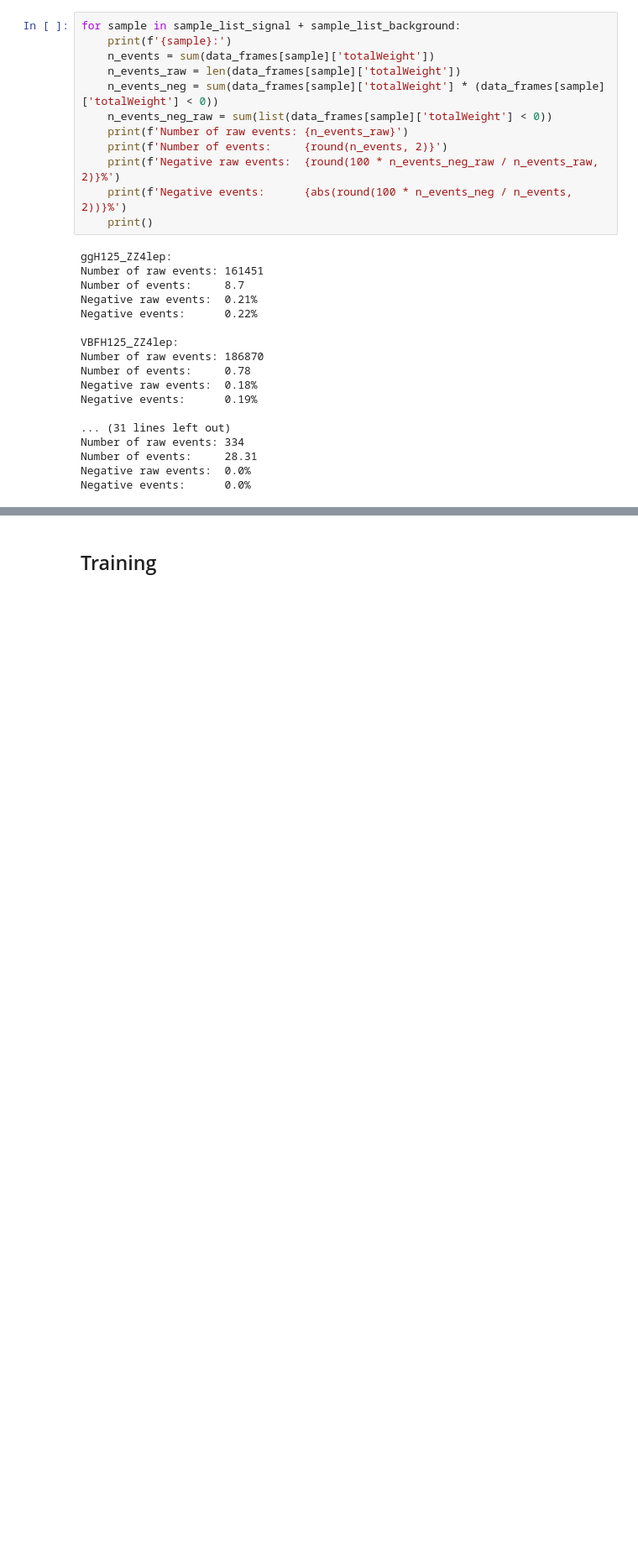
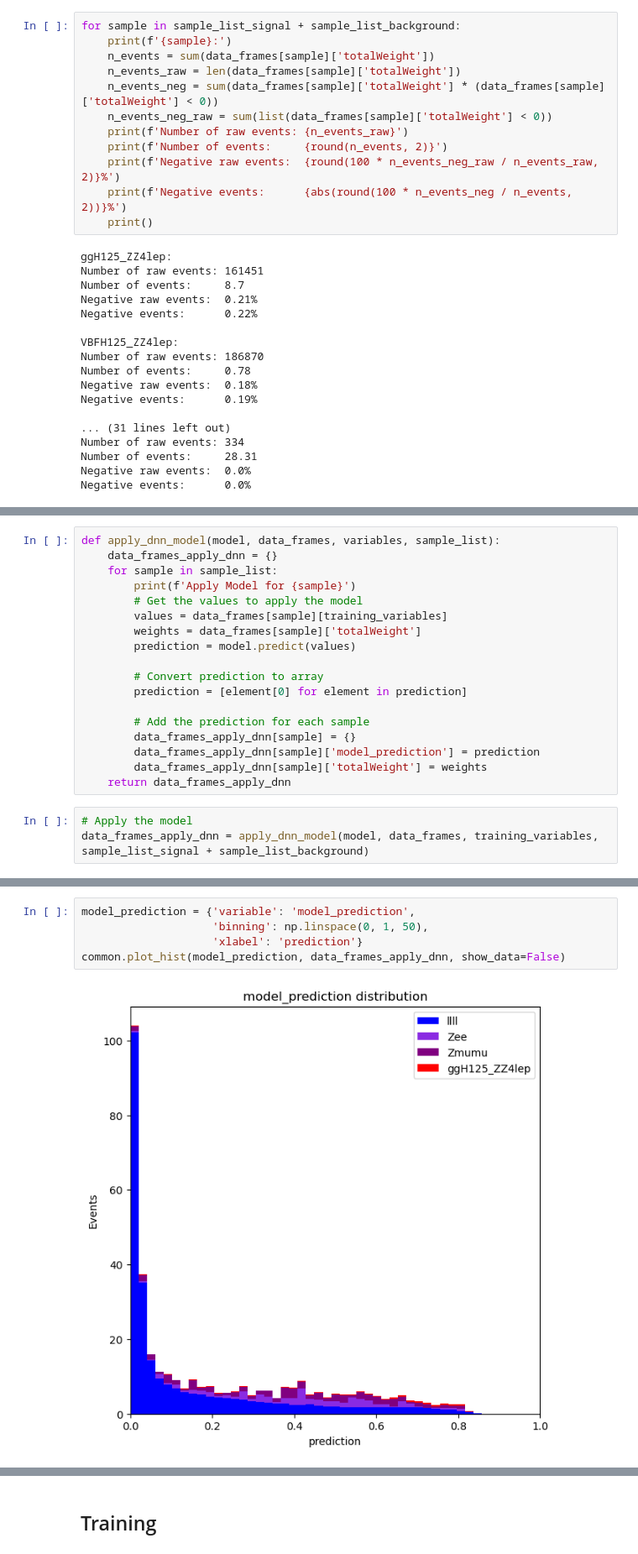
Before and after one commit to MaxStange1005/ATLAS-OpenData-Higgs-NeuralNetworks, a Jupyter notebook: machine_learning.ipynb, the cells around one changed output, grey strips where cells are left out. Shown: that part at 84% size. Saved outputs shown, nothing was run; the diff lists cells and outputs as text; blank space fills up the shorter version.

```diff
--- a/machine_learning.ipynb
+++ b/machine_learning.ipynb
@@ -212,0 +360,21 @@ Negative events:      0.0%
+# %%
+def apply_dnn_model(model, data_frames, variables, sample_list):
+    data_frames_apply_dnn = {}
+    for sample in sample_list:
+        print(f'Apply Model for {sample}')
+        # Get the values to apply the model
+        values = data_frames[sample][training_variables]
+        weights = data_frames[sample]['totalWeight']
+        prediction = model.predict(values)
+
+        # Convert prediction to array
+        prediction = [element[0] for element in prediction]
+
+        # Add the prediction for each sample
+        data_frames_apply_dnn[sample] = {}
+        data_frames_apply_dnn[sample]['model_prediction'] = prediction
+        data_frames_apply_dnn[sample]['totalWeight'] = weights
+    return data_frames_apply_dnn
+# %%
+# Apply the model
+data_frames_apply_dnn = apply_dnn_model(model, data_frames, training_variables, sample_list_signal + sample_list_background)
@@ -212,0 +390,7 @@ Negative events:      0.0%
+# %%
+model_prediction = {'variable': 'model_prediction',
+                    'binning': np.linspace(0, 1, 50),
+                    'xlabel': 'prediction'}
+common.plot_hist(model_prediction, data_frames_apply_dnn, show_data=False)
+# %% [output]
+[figure, added]
```
Also changed, not shown: parts of 89 cells of this notebook, 1 other file.
